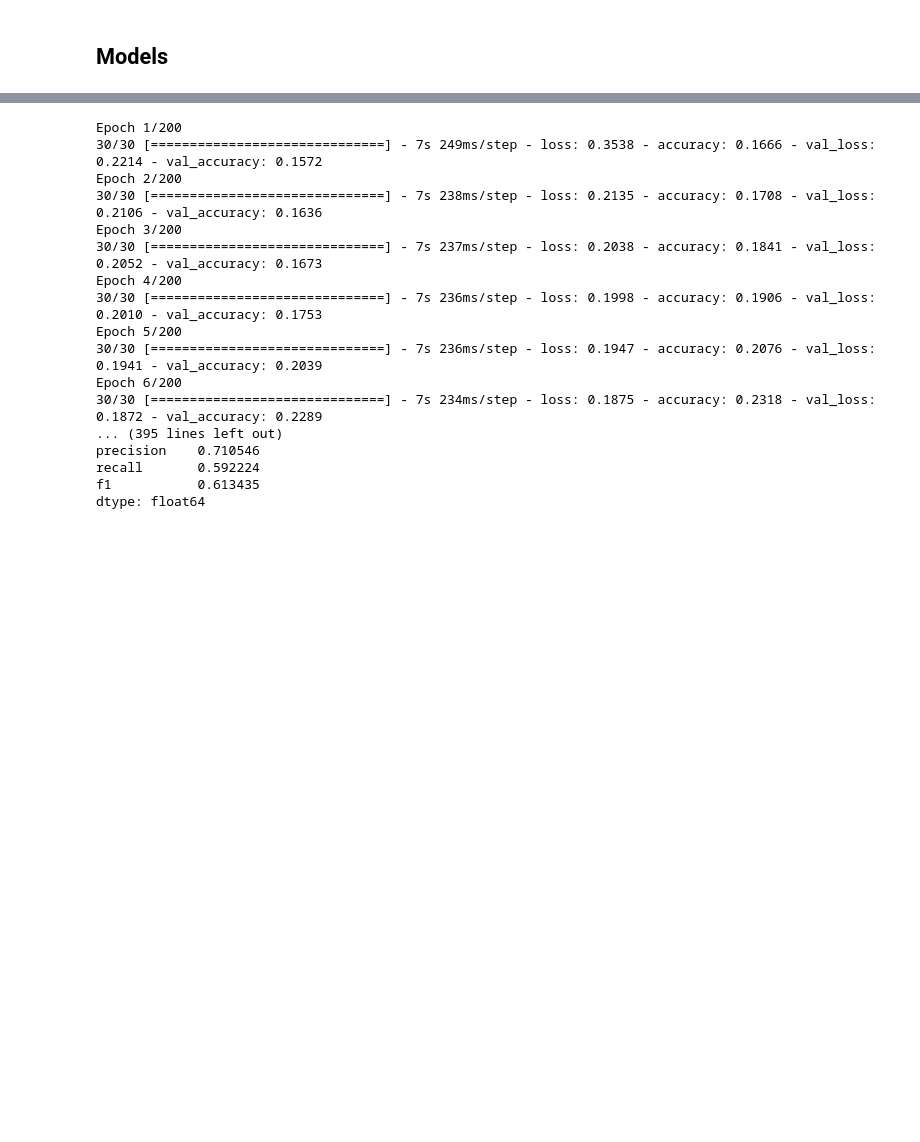
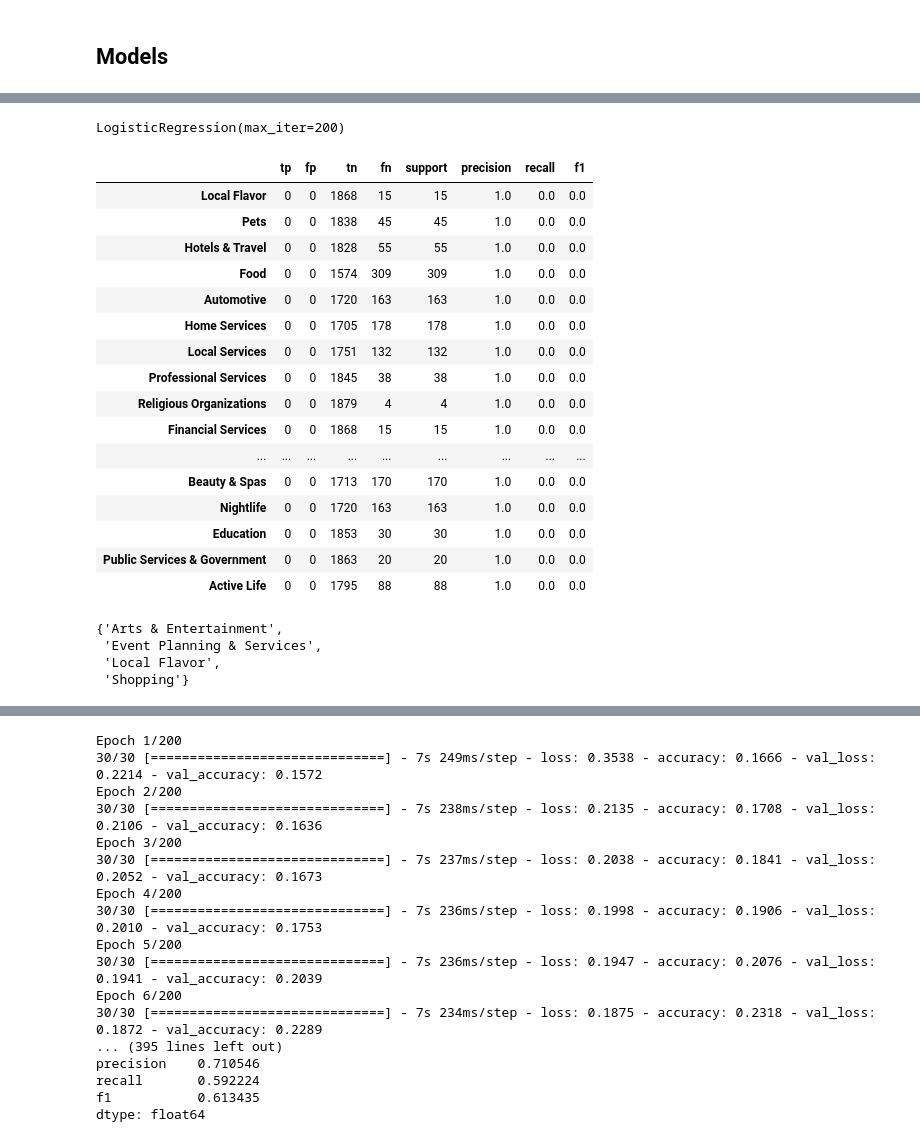
Before and after one commit to colinpollock/yelp-business-categorization, a Jupyter notebook: Categorization.ipynb, the cells around one changed output, grey strips where cells are left out. Saved outputs shown, nothing was run; the diff lists cells and outputs as text; code cells hidden in the pictures; blank space fills up the shorter version.

```diff
--- a/Categorization.ipynb
+++ b/Categorization.ipynb
@@ -56,0 +75,9 @@ len(train_examples), len(train_label_sets), len(validation_examples), len(valida
+# %%
+train_labels = [random.sample(labels, 1)[0] for labels in train_label_sets]
+validation_labels = [random.sample(labels, 1)[0] for labels in validation_label_sets]
+
+from sklearn.preprocessing import LabelEncoder
+encoder = LabelEncoder()
+
+train_labels = encoder.fit_transform(train_labels)
+validation_labels = encoder.transform(validation_labels)
@@ -56,0 +90,10 @@ len(train_examples), len(train_label_sets), len(validation_examples), len(valida
+# %%
+model = LogisticRegression(max_iter=200)
+model.fit(train_features, train_labels)
+# %% [output]
+LogisticRegression(max_iter=200)
+# %%
+train_labels = encoder.fit_transform(train_labels)
+validation_labels = encoder.transform(validation_labels)
+# %%
+validation_predictions = [[v] for v in encoder.inverse_transform(model.predict(validation_features))]
@@ -56,0 +102,23 @@ len(train_examples), len(train_label_sets), len(validation_examples), len(valida
+# %%
+evaluate(
+    validation_label_sets,
+    [[v] for v in validation_predictions]
+)
+# %% [output]
+|  | tp | fp | tn | fn | support | precision | recall | f1 |
+| Local Flavor | 0 | 0 | 1868 | 15 | 15 | 1.0 | 0.0 | 0.0 |
+| Pets | 0 | 0 | 1838 | 45 | 45 | 1.0 | 0.0 | 0.0 |
+| Hotels & Travel | 0 | 0 | 1828 | 55 | 55 | 1.0 | 0.0 | 0.0 |
+| Food | 0 | 0 | 1574 | 309 | 309 | 1.0 | 0.0 | 0.0 |
+| Automotive | 0 | 0 | 1720 | 163 | 163 | 1.0 | 0.0 | 0.0 |
+| Home Services | 0 | 0 | 1705 | 178 | 178 | 1.0 | 0.0 | 0.0 |
+| Local Services | 0 | 0 | 1751 | 132 | 132 | 1.0 | 0.0 | 0.0 |
+| Professional Services | 0 | 0 | 1845 | 38 | 38 | 1.0 | 0.0 | 0.0 |
+| Religious Organizations | 0 | 0 | 1879 | 4 | 4 | 1.0 | 0.0 | 0.0 |
+| Financial Services | 0 | 0 | 1868 | 15 | 15 | 1.0 | 0.0 | 0.0 |
+| ... | ... | ... | ... | ... | ... | ... | ... | ... |
+| Beauty & Spas | 0 | 0 | 1713 | 170 | 170 | 1.0 | 0.0 | 0.0 |
+| Nightlife | 0 | 0 | 1720 | 163 | 163 | 1.0 | 0.0 | 0.0 |
+| Education | 0 | 0 | 1853 | 30 | 30 | 1.0 | 0.0 | 0.0 |
+| Public Services & Government | 0 | 0 | 1863 | 20 | 20 | 1.0 | 0.0 | 0.0 |
+| Active Life | 0 | 0 | 1795 | 88 | 88 | 1.0 | 0.0 | 0.0 |
@@ -56,0 +127,7 @@ len(train_examples), len(train_label_sets), len(validation_examples), len(valida
+# %%
+train_label_sets[1]
+# %% [output]
+{'Arts & Entertainment',
+ 'Event Planning & Services',
+ 'Local Flavor',
+ 'Shopping'}
```
Also changed, not shown: parts of 19 cells of this notebook, 3 other files.
